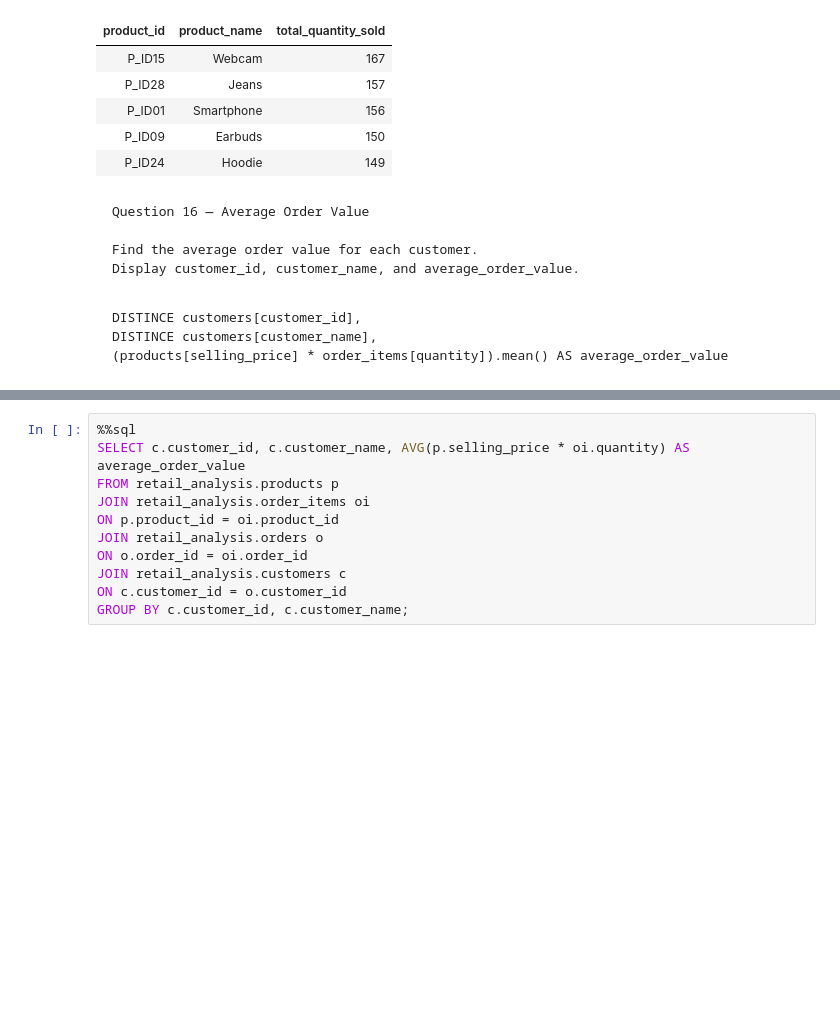
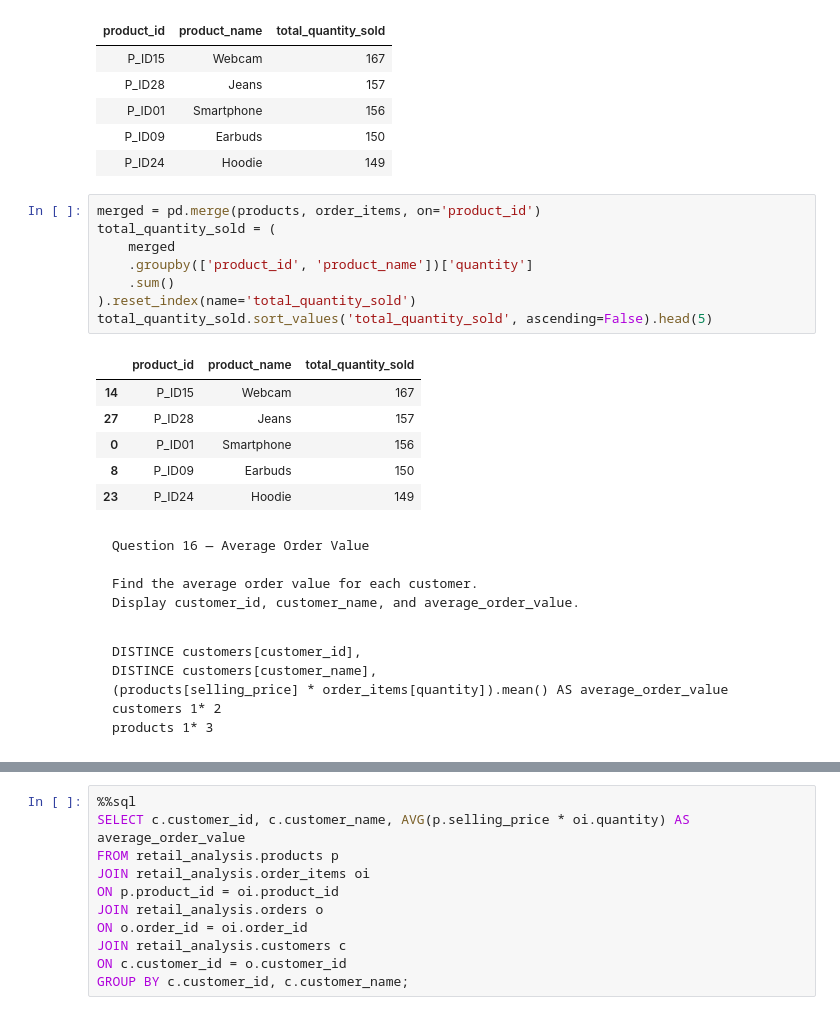
Before and after one commit to umesh-creates/sql_pandas_exercise_and_notes, a Jupyter notebook: retail_analysis exercise/retail_analysis.ipynb, the cells around one changed output, grey strips where cells are left out. Drawn from its saved outputs; the diff is of its cells as text; blank space fills up the shorter version.

```diff
--- a/retail_analysis exercise/retail_analysis.ipynb
+++ b/retail_analysis exercise/retail_analysis.ipynb
@@ -745,6 +797,21 @@ Running query in 'postgresql+psycopg://postgres.zdtizyvifuiegbbfpsee:***@aws-0-a
 | P_ID01 | Smartphone | 156 |
 | P_ID09 | Earbuds | 150 |
 | P_ID24 | Hoodie | 149 |
+# %%
+merged = pd.merge(products, order_items, on='product_id')
+total_quantity_sold = (
+    merged
+    .groupby(['product_id', 'product_name'])['quantity']
+    .sum()
+).reset_index(name='total_quantity_sold')
+total_quantity_sold.sort_values('total_quantity_sold', ascending=False).head(5)
+# %% [output]
+|  | product_id | product_name | total_quantity_sold |
+| 14 | P_ID15 | Webcam | 167 |
+| 27 | P_ID28 | Jeans | 157 |
+| 0 | P_ID01 | Smartphone | 156 |
+| 8 | P_ID09 | Earbuds | 150 |
+| 23 | P_ID24 | Hoodie | 149 |
 # %% [markdown]
 <pre>Question 16 — Average Order Value
 
@@ -755,4 +822,6 @@ Display customer_id, customer_name, and average_order_value.</pre>
 DISTINCE customers[customer_id],
 DISTINCE customers[customer_name],
 (products[selling_price] * order_items[quantity]).mean() AS average_order_value
+customers 1* 2
+products 1* 3
 </pre>
```
Also changed, not shown: parts of 12 cells of this notebook.
